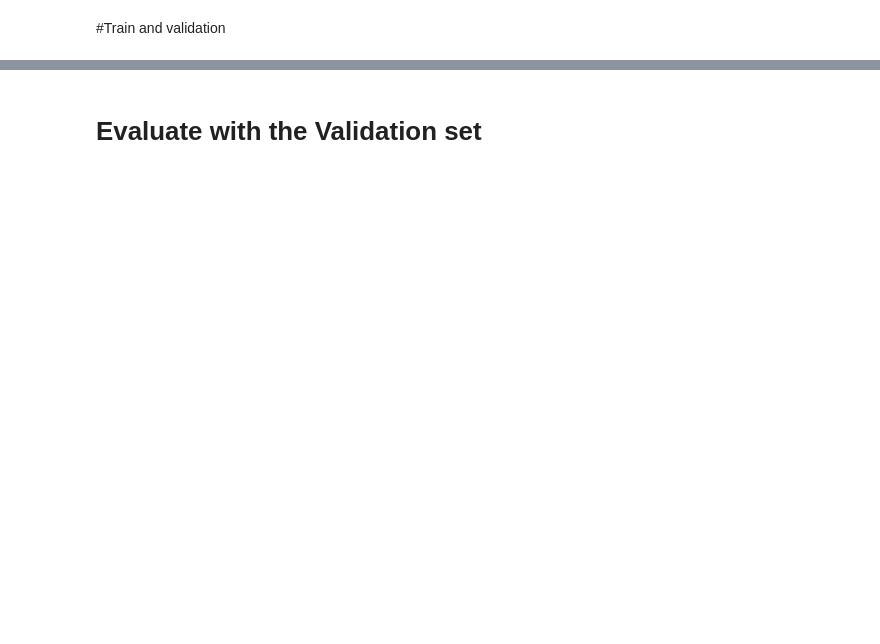
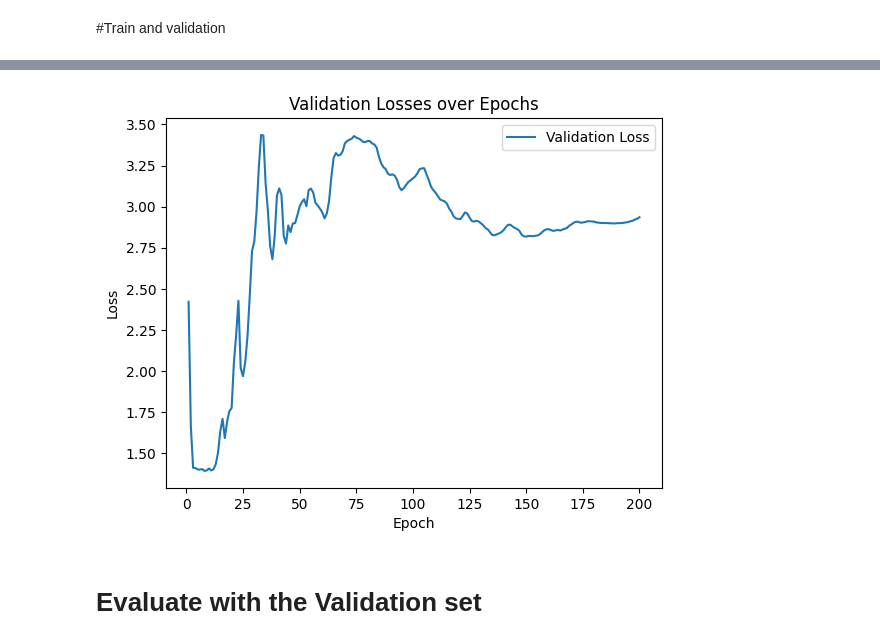
Before and after one commit to hmin27/CLIP-fewshot-fine-tuning, a Jupyter notebook: CLIP(Finetune)_tuning.ipynb, the cells around one changed output, grey strips where cells are left out. Cells and saved outputs as stored; diff of their text form; code cells hidden in the pictures; blank space fills up the shorter version.

```diff
--- a/CLIP(Finetune)_tuning.ipynb
+++ b/CLIP(Finetune)_tuning.ipynb
@@ -171,5 +246,4 @@ print(LR)
 # %%
-import matplotlib.pyplot as plt
 best_te_loss = 1e5
 best_ep = -1
 
@@ -189,8 +263,8 @@ for epoch in range(EPOCH):
         optimizer.zero_grad()
 
         images, texts, _ = batch
+        images = images.to(device)
         texts = clip.tokenize(texts).to(device)
-        images = images.to(device)
 
         logits_per_image, logits_per_text = model(images, texts)
 
@@ -230,7 +304,7 @@ for epoch in range(EPOCH):
 
             actual_batch_size = logits_per_image.size(0)
             ground_truth = torch.arange(actual_batch_size).to(device)
-            total_loss = (loss_img(logits_per_image,ground_truth) + loss_txt(logits_per_text,ground_truth))/2
+            total_loss = (loss_img(logits_per_image,ground_truth) + loss_txt(logits_per_text,ground_truth)) / 2
             val_loss += total_loss.item()
 
             test_pbar.set_description(f"Epoch {epoch+1}/{EPOCH}, Validation Loss: {total_loss.item():.4f}", refresh=True)
@@ -239,15 +313,22 @@ for epoch in range(EPOCH):
 
     if val_loss < best_te_loss:
         best_te_loss = val_loss
-        best_ep = epoch
+        best_ep = epoch+1
         torch.save(model.state_dict(), "best_model.pt")
+        print(f"Best epoch: {best_ep}, Best Validation loss: {best_te_loss}")
 
     print(f"epoch {epoch+1}, Train Loss {train_loss}, Validation Loss {val_loss}")
 
-plt.plot(range(1, EPOCH+1), train_losses, label='Train Loss')
+top1, top3 = evaluate_model(model, "best_model.pt", valloader)
+
 plt.plot(range(1, EPOCH+1), val_losses, label='Validation Loss')
 plt.xlabel('Epoch')
 plt.ylabel('Loss')
-plt.title('Training and Validation Losses over Epochs')
+plt.title('Validation Losses over Epochs')
 plt.legend()
+
+plt.ylim(1.5, 2.5)
 plt.show()
+
+torch.save(model.state_dict(), 'momentum_99_def.pth')
+shutil.copy('momentum_99_def.pth', '/content/drive/MyDrive/Study/DL_CLIP/experiment_model/momentum_99_def.pth')
@@ -259,3 +335,13 @@ shutil.copy('CLIP_4shot_lr5_adam_w.pth', '/content/drive/MyDrive/Study/DL_CLIP/m
+# %%
+plt.plot(range(1, EPOCH+1), val_losses, label='Validation Loss')
+plt.xlabel('Epoch')
+plt.ylabel('Loss')
+plt.title('Validation Losses over Epochs')
+plt.legend()
+
+plt.show()
+# %% [output]
+[figure, added]
 # %%
 # check the text and label in datatset
 num_samples = 10
```
Also changed, not shown: parts of 8 cells of this notebook.
